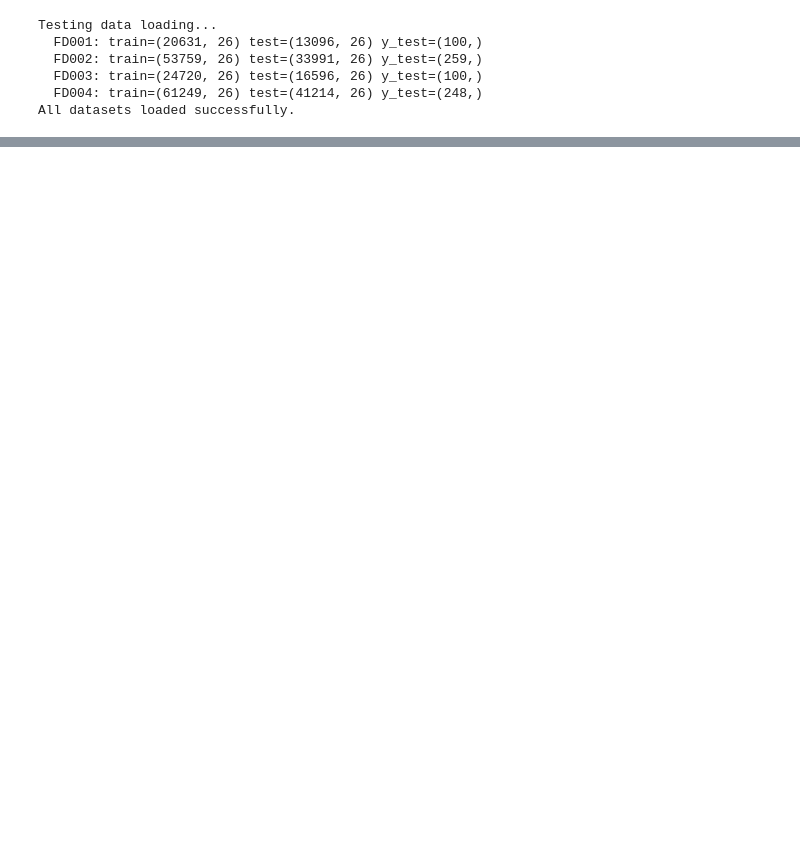
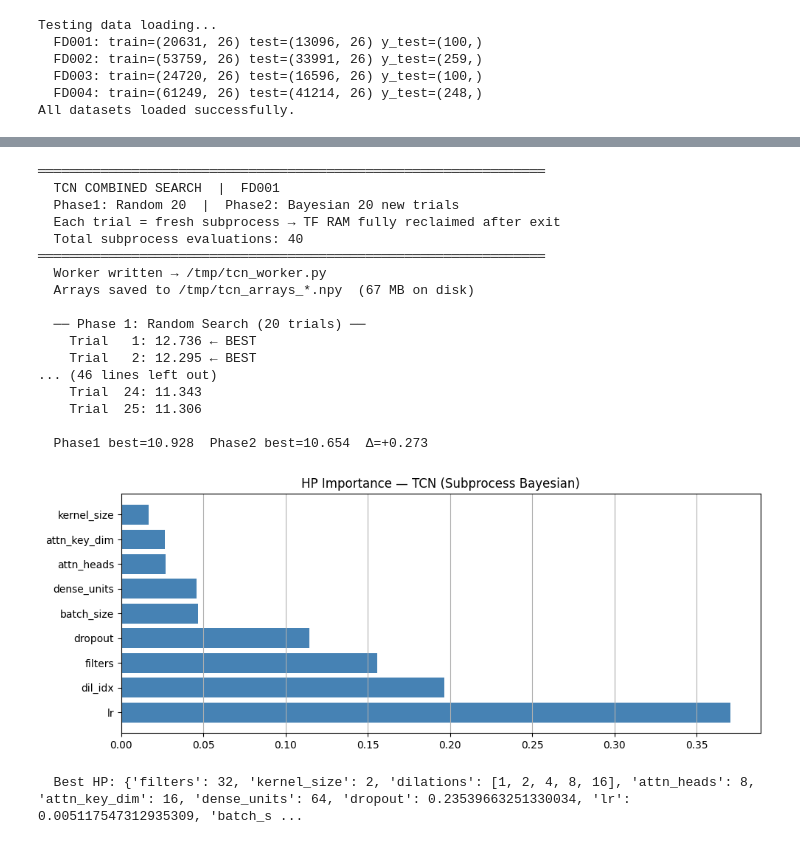
Before and after one commit to PihuCodeTech/Aircraft-Engine-RUL-Prediction, a Jupyter notebook: notebooks/TCN.ipynb, the cells around one changed output, grey strips where cells are left out. Cells and saved outputs as stored; diff of their text form; code cells hidden in the pictures; blank space fills up the shorter version.

Commit message:
Rnadom and Bayseian combined implemented

```diff
--- a/notebooks/TCN.ipynb
+++ b/notebooks/TCN.ipynb
@@ -324,0 +476,27 @@ Epoch 37: ReduceLROnPlateau reducing learning rate to 3.125000148429535e-05.
+# %%
+# ══════════════════════════════════════════════════════════════════════════════
+# CELL C — RUN SEARCH
+# ══════════════════════════════════════════════════════════════════════════════
+best_hp_tcn, rs_tcn, bo_tcn = tcn_combined_search(
+    n_random=20, n_bayes=20, top_n=5,
+    dataset='FD001', epochs_search=40)
+# %% [output]
+═════════════════════════════════════════════════════════════════
+  TCN COMBINED SEARCH  |  FD001
+  Phase1: Random 20  |  Phase2: Bayesian 20 new trials
+  Each trial = fresh subprocess → TF RAM fully reclaimed after exit
+  Total subprocess evaluations: 40
+═════════════════════════════════════════════════════════════════
+  Worker written → /tmp/tcn_worker.py
+  Arrays saved to /tmp/tcn_arrays_*.npy  (67 MB on disk)
+
+  ── Phase 1: Random Search (20 trials) ──
+    Trial   1: 12.736 ← BEST
+    Trial   2: 12.295 ← BEST
+... (46 lines left out)
+    Trial  24: 11.343
+    Trial  25: 11.306
+
+  Phase1 best=10.928  Phase2 best=10.654  Δ=+0.273
+[figure, added]
+  Best HP: {'filters': 32, 'kernel_size': 2, 'dilations': [1, 2, 4, 8, 16], 'attn_heads': 8, 'attn_key_dim': 16, 'dense_units': 64, 'dropout': 0.23539663251330034, 'lr': 0.005117547312935309, 'batch_s ...
```
Also changed, not shown: parts of 4 cells of this notebook.
